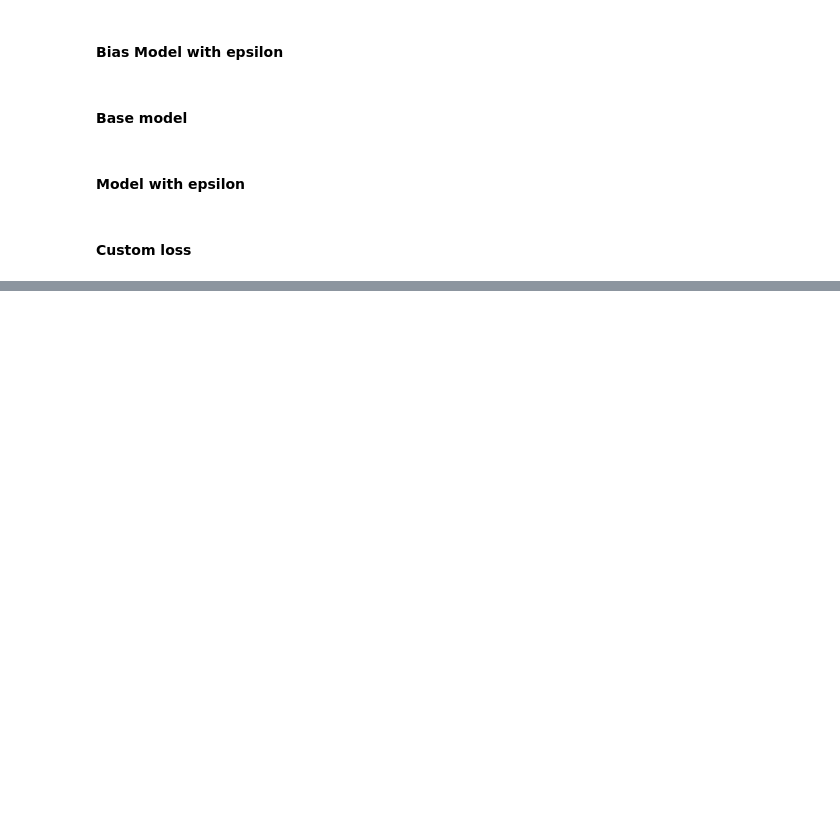
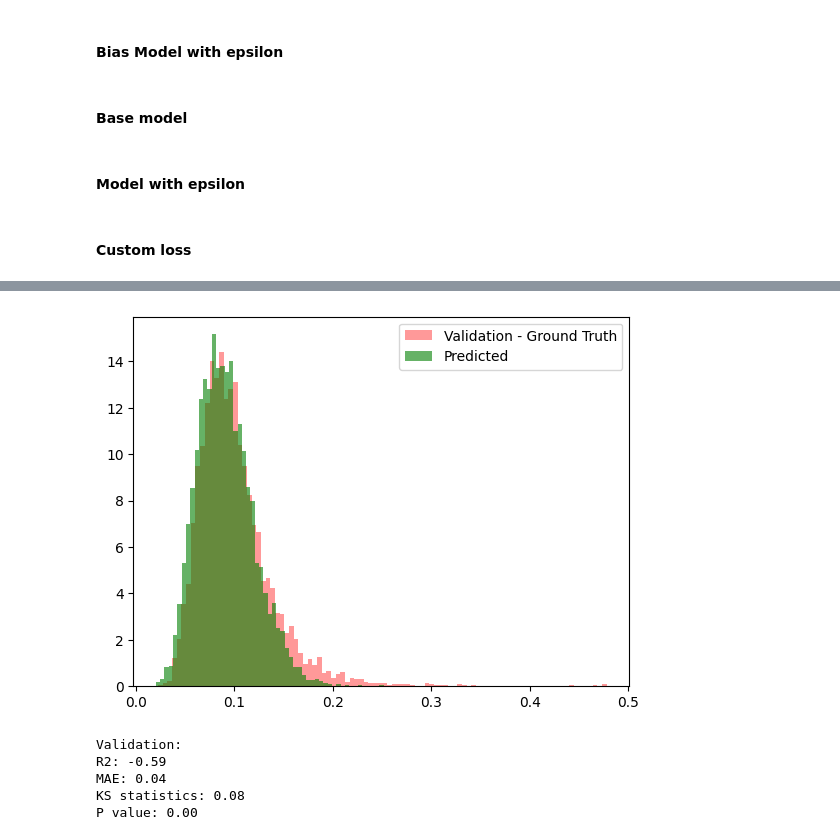
Before and after one commit to oshodiS/Rainfall-BetaEstimation, a Jupyter notebook: Rainfall.ipynb, the cells around one changed output, grey strips where cells are left out. Cells and saved outputs as stored; diff of their text form; code cells hidden in the pictures; blank space fills up the shorter version.

```diff
--- a/Rainfall.ipynb
+++ b/Rainfall.ipynb
@@ -471,0 +483,14 @@ def custom_loss_cdf(y_true, dist):
+# %%
+def get_scores(y, y_pred, label, color):
+    r2 = metrics.r2_score(y, y_pred)
+    mae = metrics.mean_absolute_error(y, y_pred)
+
+    ks_statistics, p_value = stats.ks_2samp(y, y_pred)
+
+    plt.hist(y, bins='auto', alpha=0.4, label=label, density=True, color=color);
+    #sns.kdeplot(y_pred, label='Estimated sample', fill=True)
+    plt.hist(y_pred, bins='auto', alpha=0.6, label='Predicted', density=True, color='green');
+    plt.legend()
+    plt.show()
+
+    return r2, mae, ks_statistics, p_value
@@ -471,0 +527,18 @@ def custom_loss_cdf(y_true, dist):
+# %%
+num_samples = 1 #1 sample for each distribution
+dist_val = model(X_val)
+y_pred_val = dist_val.sample(num_samples).numpy().ravel()
+
+r2_val, mae_val, ks_statistics, p_value = get_scores( y_val, y_pred_val, 'Validation - Ground Truth', 'red')
+print('Validation:')
+print(f'R2: {r2_val:.2f}')
+print(f'MAE: {mae_val:.2f}')
+print(f'KS statistics: {ks_statistics:.2f}')
+print(f'P value: {p_value:.2f}')
+# %% [output]
+[figure, added]
+Validation:
+R2: -0.59
+MAE: 0.04
+KS statistics: 0.08
+P value: 0.00
```
Also changed, not shown: parts of 24 cells of this notebook.
